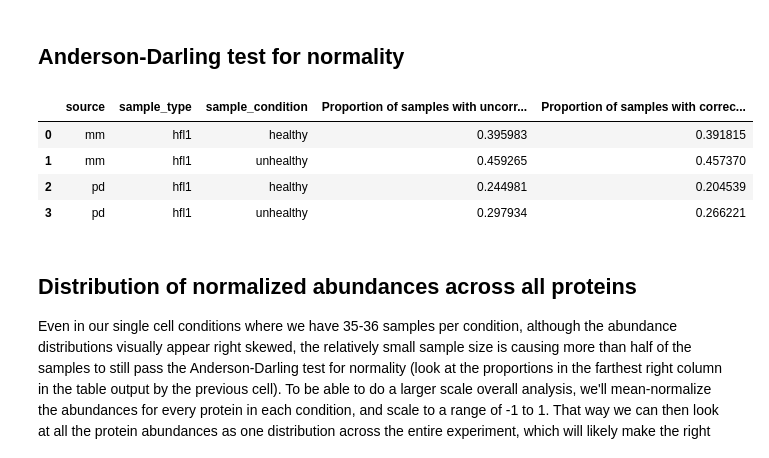
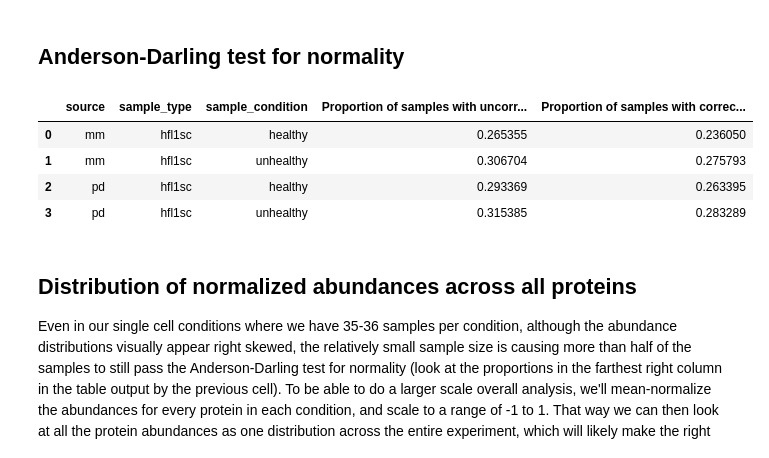
Before and after one commit to PayneLab/organoid_scp, a Jupyter notebook: 02_distributions.ipynb, the cells around one changed output. Saved outputs shown, nothing was run; the diff lists cells and outputs as text; code cells hidden in the pictures.

```diff
--- a/02_distributions.ipynb
+++ b/02_distributions.ipynb
@@ -22,7 +20,7 @@ inputs = {}
 for source in ["mm", "pd"]:
     df = oscutils.\
     load_protein_table(source, "quant", clean=True).\
-    drop(columns="sample").\
+    drop(columns=["sample", "FileName"]).\
     set_index(["sample_type", "sample_condition", "sample_num"])
 
     inputs[source] = df
@@ -301,7 +299,7 @@ def ad_norm(inputs_dict):
         prots = []
         pvals = []
 
-        sample_type = "hfl1" # We won't test for boost and pbulk because they only have n = 3
+        sample_type = "hfl1sc" # We won't test for boost and pbulk because they only have n = 3
         for sample_condition in df.index.get_level_values("sample_condition").unique():
 
             # Get the data for just this condition
@@ -357,37 +355,37 @@ def ad_norm(inputs_dict):
         df = results[source]
         for sample_type in df["sample_type"].unique():
             for sample_condition in df["sample_condition"].unique():
 
                 df_sel = df[(df["sample_type"] == sample_type) & (df["sample_condition"] == sample_condition)]
 
                 sources.append(source)
                 sample_types.append(sample_type)
                 sample_conditions.append(sample_condition)
 
                 if df_sel.shape[0] > 0:
                     props_uncorrected_sig.append((df_sel["p_uncorrected"] <= 0.05).sum() / df.shape[0])
                     props_corrected_sig.append((df_sel["p_corrected"] <= 0.05).sum() / df.shape[0])
                 else:
                     props_uncorrected_sig.append(np.nan)
                     props_corrected_sig.append(np.nan)
 
     summary = pd.DataFrame({
         "source": sources,
         "sample_type": sample_types,
         "sample_condition": sample_conditions,
         "Proportion of samples with uncorrected p <= 0.05 (reject null hypothesis of normality)": props_uncorrected_sig,
         "Proportion of samples with corrected p <= 0.05 (reject null hypothesis of normality)": props_corrected_sig,
     })
 
     return summary
 
 ad_norm(inputs)
 # %% [output]
 |  | source | sample_type | sample_condition | Proportion of samples with uncorr... | Proportion of samples with correc... |
-| 0 | mm | hfl1 | healthy | 0.395983 | 0.391815 |
-| 1 | mm | hfl1 | unhealthy | 0.459265 | 0.457370 |
-| 2 | pd | hfl1 | healthy | 0.244981 | 0.204539 |
-| 3 | pd | hfl1 | unhealthy | 0.297934 | 0.266221 |
+| 0 | mm | hfl1sc | healthy | 0.265355 | 0.236050 |
+| 1 | mm | hfl1sc | unhealthy | 0.306704 | 0.275793 |
+| 2 | pd | hfl1sc | healthy | 0.293369 | 0.263395 |
+| 3 | pd | hfl1sc | unhealthy | 0.315385 | 0.283289 |
 # %% [markdown]
 ## Distribution of normalized abundances across all proteins
 
```
Also changed, not shown: parts of 4 cells of this notebook, 1 other file.
